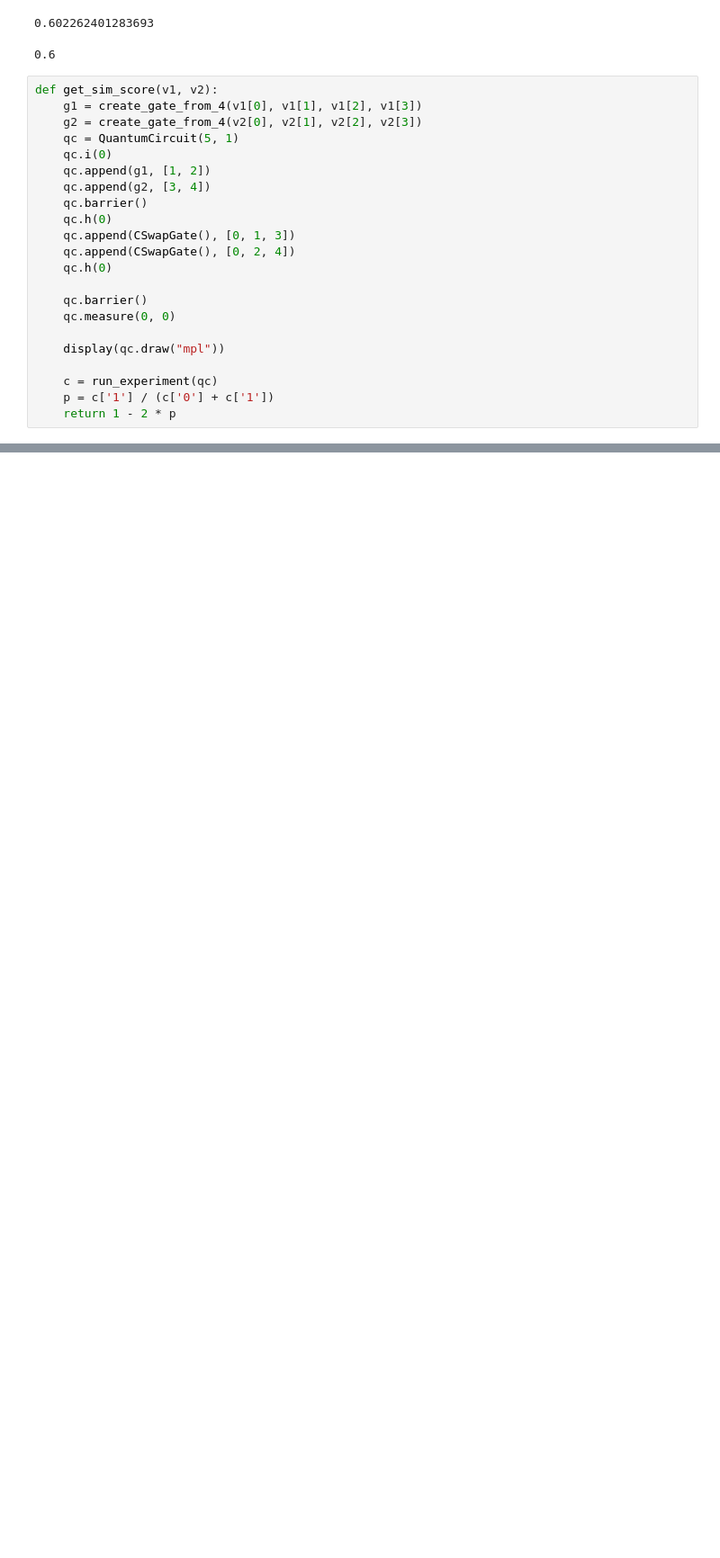
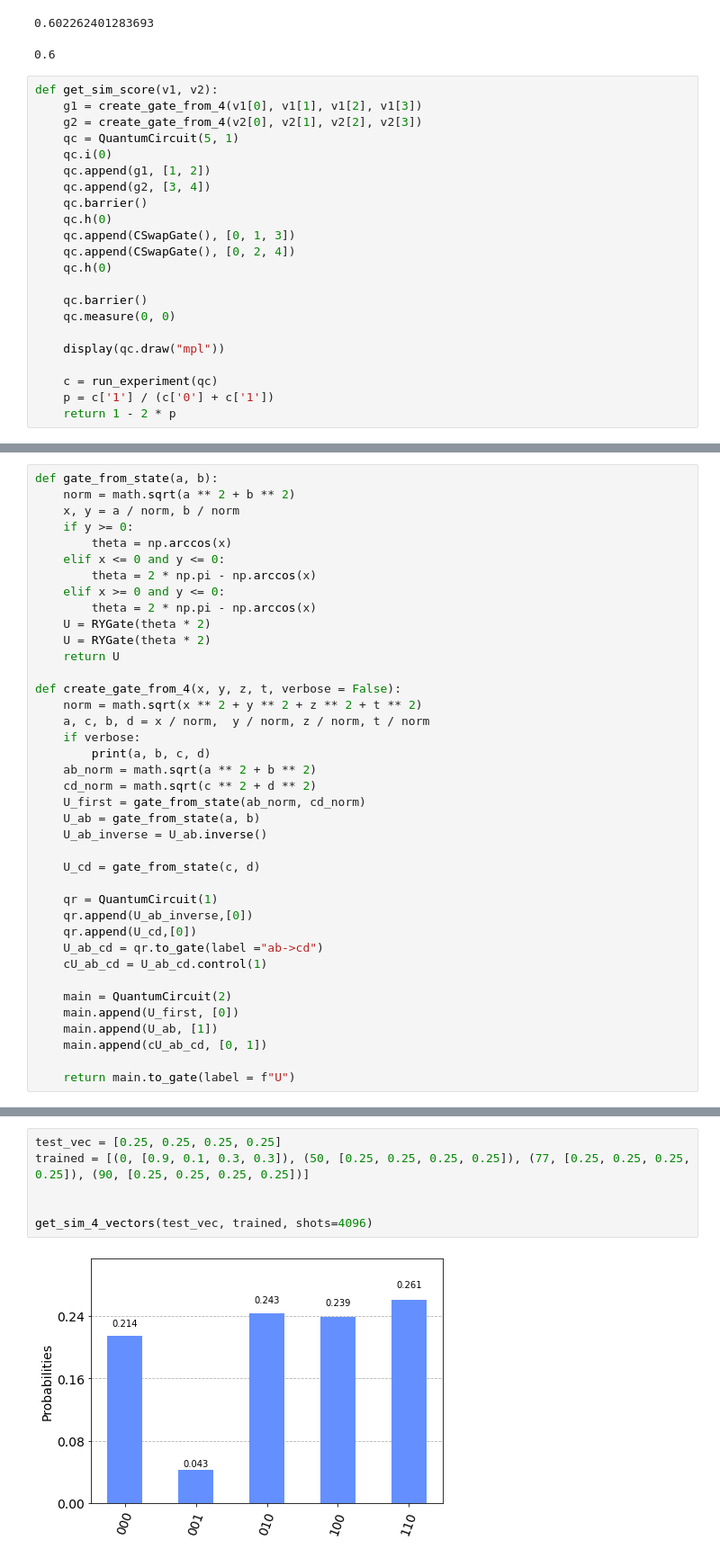
Before and after one commit to Inverseit/quantum, a Jupyter notebook: generating any 2d state.ipynb, the cells around one changed output, grey strips where cells are left out. Shown: that part at 90% size. Drawn from its saved outputs; the diff is of its cells as text; blank space fills up the shorter version.

```diff
--- a/generating any 2d state.ipynb
+++ b/generating any 2d state.ipynb
@@ -201,0 +1236,39 @@ def get_sim_score(v1, v2):
+# %%
+def gate_from_state(a, b):
+    norm = math.sqrt(a ** 2 + b ** 2)
+    x, y = a / norm, b / norm
+    if y >= 0:
+        theta = np.arccos(x)
+    elif x <= 0 and y <= 0:
+        theta = 2 * np.pi - np.arccos(x)
+    elif x >= 0 and y <= 0:
+        theta = 2 * np.pi - np.arccos(x)
+    U = RYGate(theta * 2)
+    U = RYGate(theta * 2)
+    return U
+
+def create_gate_from_4(x, y, z, t, verbose = False):
+    norm = math.sqrt(x ** 2 + y ** 2 + z ** 2 + t ** 2)
+    a, c, b, d = x / norm,  y / norm, z / norm, t / norm
+    if verbose:
+        print(a, b, c, d)
+    ab_norm = math.sqrt(a ** 2 + b ** 2)
+    cd_norm = math.sqrt(c ** 2 + d ** 2)
+    U_first = gate_from_state(ab_norm, cd_norm)
+    U_ab = gate_from_state(a, b)
+    U_ab_inverse = U_ab.inverse()
+
+    U_cd = gate_from_state(c, d)
+
+    qr = QuantumCircuit(1)
+    qr.append(U_ab_inverse,[0])
+    qr.append(U_cd,[0])
+    U_ab_cd = qr.to_gate(label ="ab->cd")
+    cU_ab_cd = U_ab_cd.control(1)
+
+    main = QuantumCircuit(2)
+    main.append(U_first, [0])
+    main.append(U_ab, [1])
+    main.append(cU_ab_cd, [0, 1])
+
+    return main.to_gate(label = f"U")
@@ -201,0 +1395,8 @@ def get_sim_score(v1, v2):
+# %%
+test_vec = [0.25, 0.25, 0.25, 0.25]
+trained = [(0, [0.9, 0.1, 0.3, 0.3]), (50, [0.25, 0.25, 0.25, 0.25]), (77, [0.25, 0.25, 0.25, 0.25]), (90, [0.25, 0.25, 0.25, 0.25])]
+
+
+get_sim_4_vectors(test_vec, trained, shots=4096)
+# %% [output]
+[figure, added]
```
Also changed, not shown: parts of 19 cells of this notebook, 3 other files.
